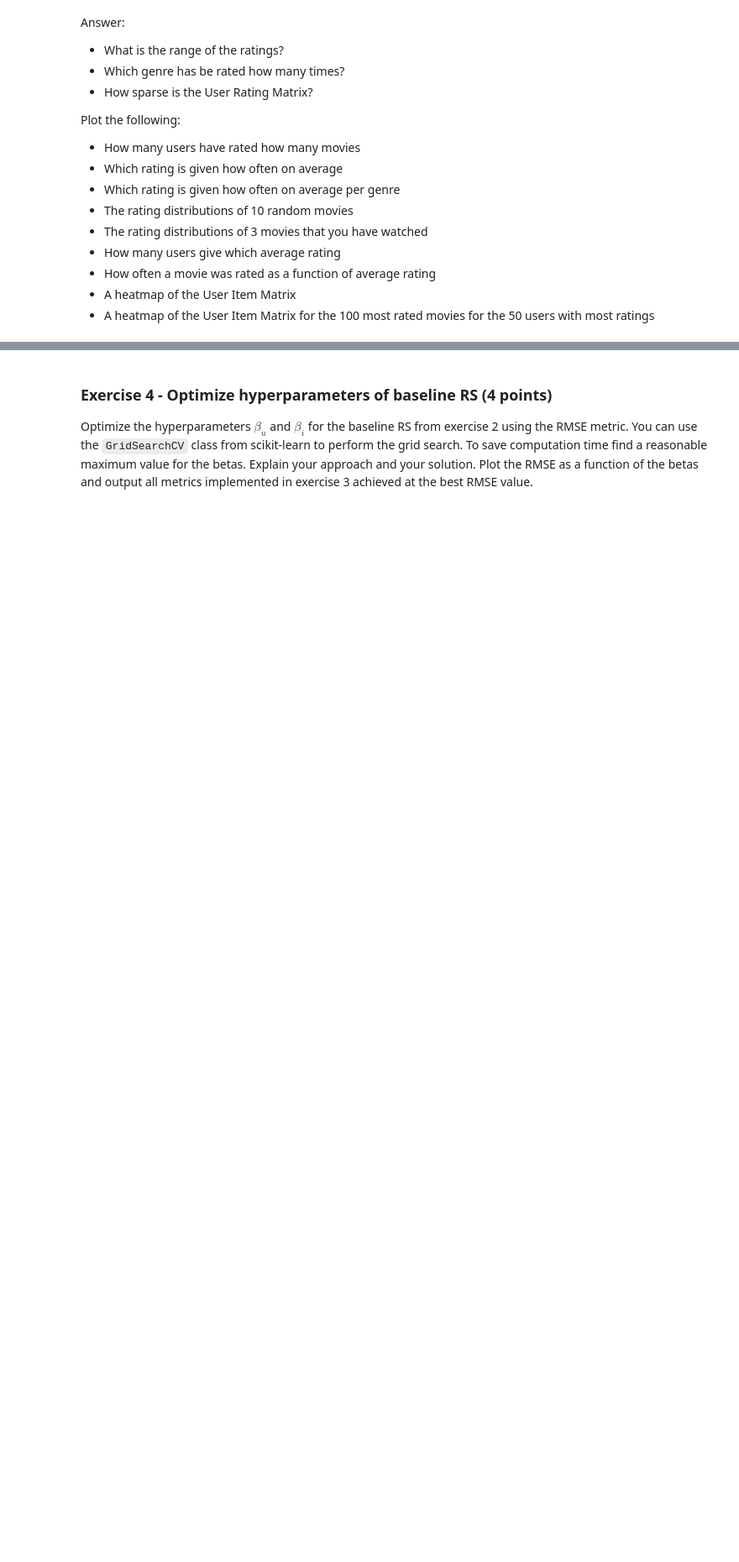
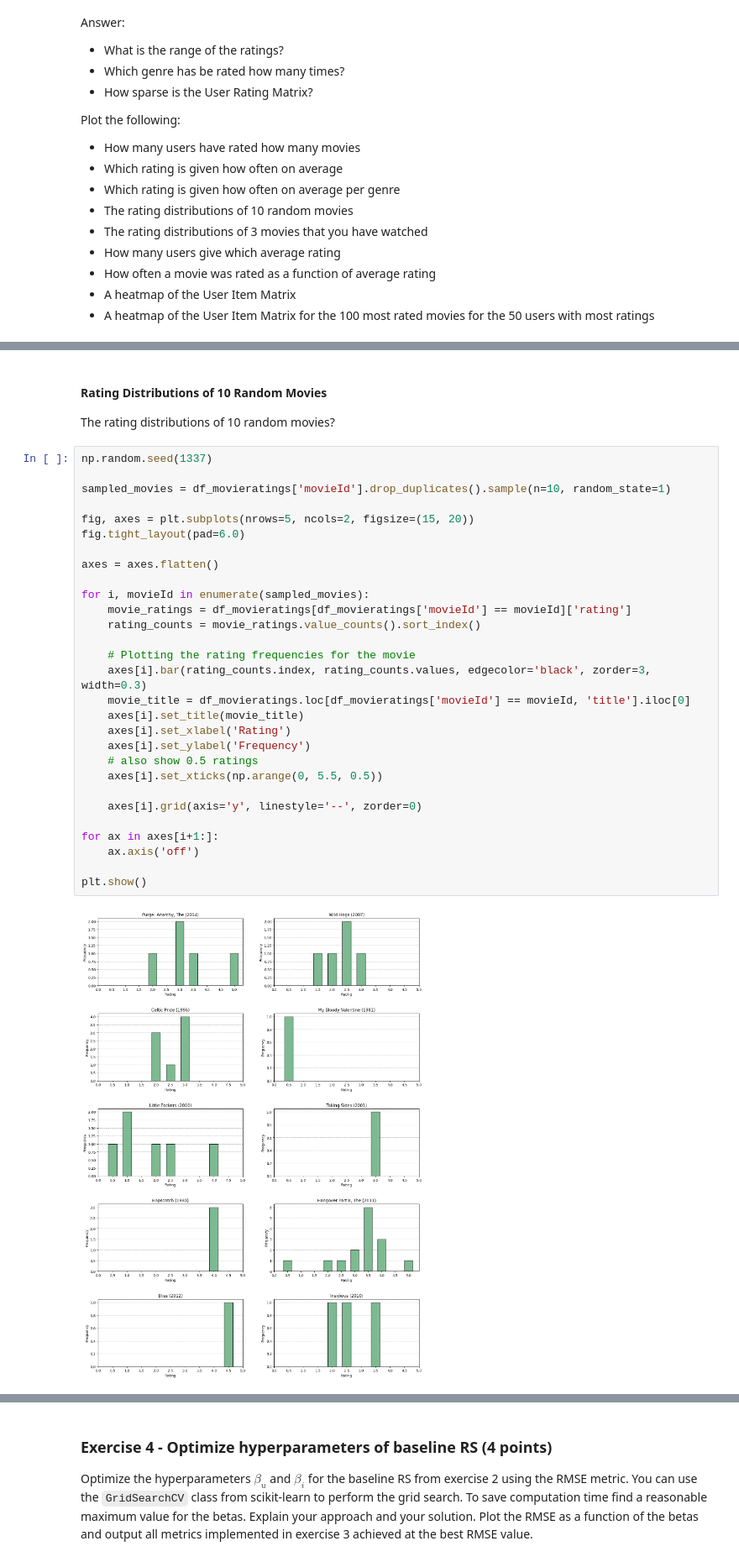
Before and after one commit to okaynils/fhnw-ds-rsy, a Jupyter notebook: MiniChallenge/RSY_ MiniChallenge_FS24.ipynb, the cells around one changed output, grey strips where cells are left out. Shown: that part at 84% size. Saved outputs shown, nothing was run; the diff lists cells and outputs as text; blank space fills up the shorter version.

```diff
--- a/MiniChallenge/RSY_ MiniChallenge_FS24.ipynb
+++ b/MiniChallenge/RSY_ MiniChallenge_FS24.ipynb
@@ -47,0 +179,34 @@ Plot the following:
+# %% [markdown]
+#### Rating Distributions of 10 Random Movies
+The rating distributions of 10 random movies?
+# %%
+np.random.seed(1337)
+
+sampled_movies = df_movieratings['movieId'].drop_duplicates().sample(n=10, random_state=1)
+
+fig, axes = plt.subplots(nrows=5, ncols=2, figsize=(15, 20))
+fig.tight_layout(pad=6.0)
+
+axes = axes.flatten()
+
+for i, movieId in enumerate(sampled_movies):
+    movie_ratings = df_movieratings[df_movieratings['movieId'] == movieId]['rating']
+    rating_counts = movie_ratings.value_counts().sort_index()
+
+    # Plotting the rating frequencies for the movie
+    axes[i].bar(rating_counts.index, rating_counts.values, edgecolor='black', zorder=3, width=0.3)
+    movie_title = df_movieratings.loc[df_movieratings['movieId'] == movieId, 'title'].iloc[0]
+    axes[i].set_title(movie_title)
+    axes[i].set_xlabel('Rating')
+    axes[i].set_ylabel('Frequency')
+    # also show 0.5 ratings
+    axes[i].set_xticks(np.arange(0, 5.5, 0.5))
+
+    axes[i].grid(axis='y', linestyle='--', zorder=0)
+
+for ax in axes[i+1:]:
+    ax.axis('off')
+
+plt.show()
+# %% [output]
+[figure, added]
```
Also changed, not shown: parts of 14 cells of this notebook, 3 other files.
